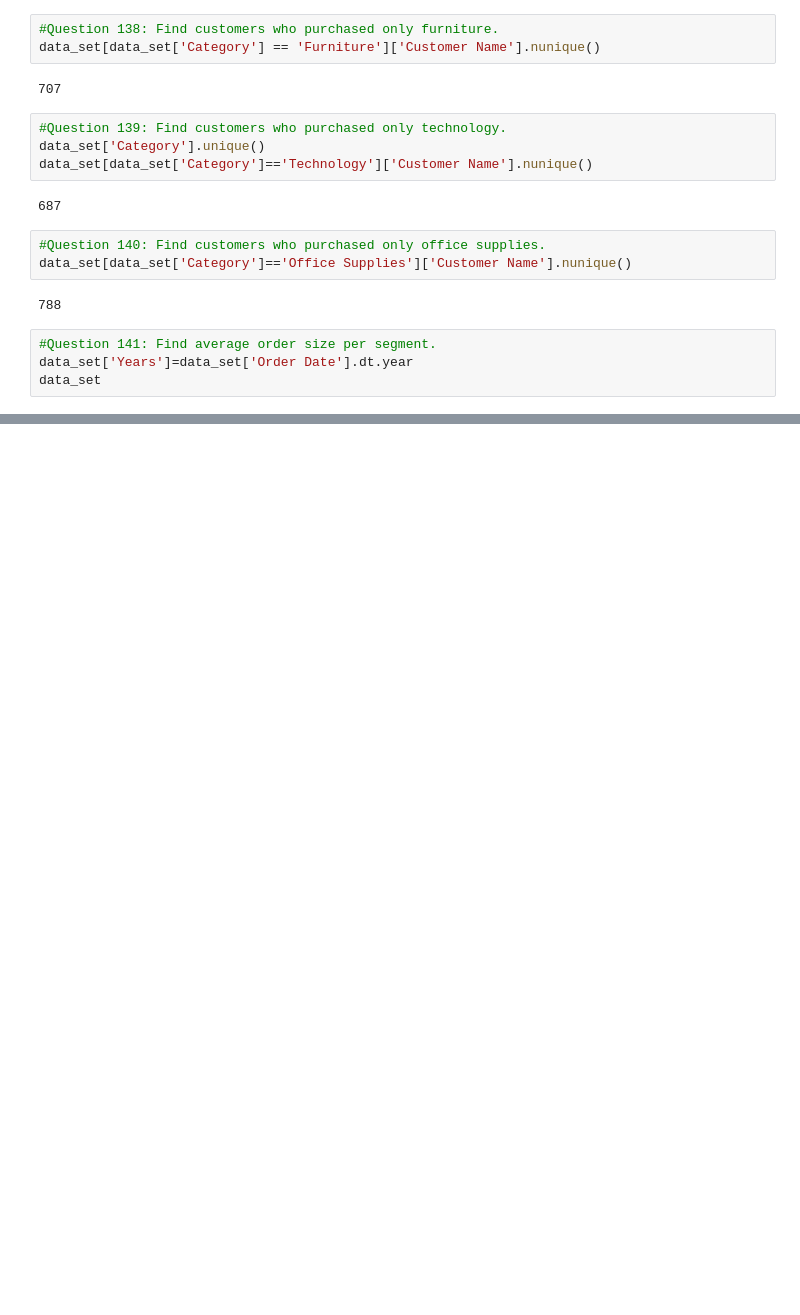
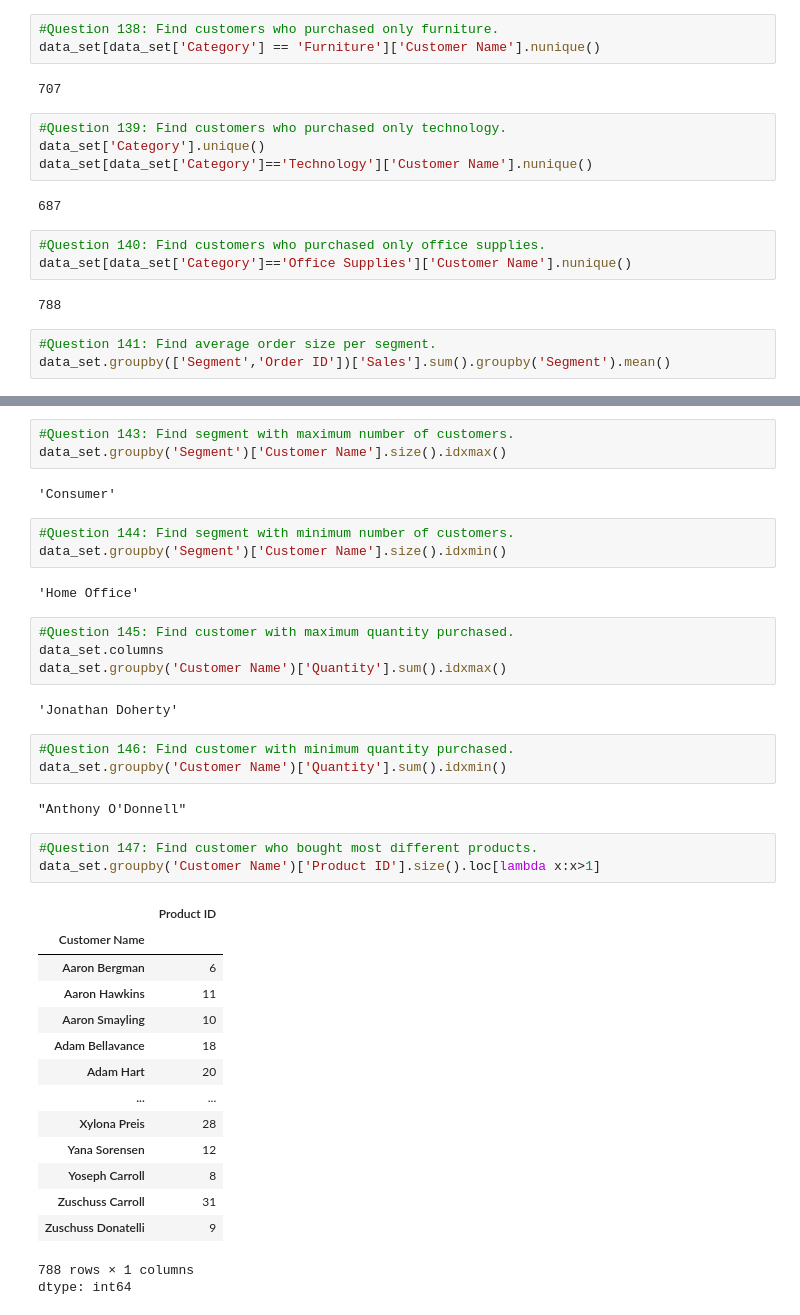
Before and after one commit to gaganreddy7977/Datascience-python-, a Jupyter notebook: pandas_Assignment.ipynb, the cells around one changed output, grey strips where cells are left out. Drawn from its saved outputs; the diff is of its cells as text; blank space fills up the shorter version.

```diff
--- a/pandas_Assignment.ipynb
+++ b/pandas_Assignment.ipynb
@@ -1666,5 +1666,4 @@ data_set[data_set['Category']=='Office Supplies']['Customer Name'].nunique()
 788
 # %%
 #Question 141: Find average order size per segment.
-data_set['Years']=data_set['Order Date'].dt.year
-data_set
+data_set.groupby(['Segment','Order ID'])['Sales'].sum().groupby('Segment').mean()
@@ -1670,0 +1687,40 @@ data_set
+# %%
+#Question 143: Find segment with maximum number of customers.
+data_set.groupby('Segment')['Customer Name'].size().idxmax()
+# %% [output]
+'Consumer'
+# %%
+#Question 144: Find segment with minimum number of customers.
+data_set.groupby('Segment')['Customer Name'].size().idxmin()
+# %% [output]
+'Home Office'
+# %%
+#Question 145: Find customer with maximum quantity purchased.
+data_set.columns
+data_set.groupby('Customer Name')['Quantity'].sum().idxmax()
+# %% [output]
+'Jonathan Doherty'
+# %%
+#Question 146: Find customer with minimum quantity purchased.
+data_set.groupby('Customer Name')['Quantity'].sum().idxmin()
+# %% [output]
+"Anthony O'Donnell"
+# %%
+#Question 147: Find customer who bought most different products.
+data_set.groupby('Customer Name')['Product ID'].size().loc[lambda x:x>1]
+# %% [output]
+|  | Product ID |
+| Customer Name |  |
+| Aaron Bergman | 6 |
+| Aaron Hawkins | 11 |
+| Aaron Smayling | 10 |
+| Adam Bellavance | 18 |
+| Adam Hart | 20 |
+| ... | ... |
+| Xylona Preis | 28 |
+| Yana Sorensen | 12 |
+| Yoseph Carroll | 8 |
+| Zuschuss Carroll | 31 |
+| Zuschuss Donatelli | 9 |
+788 rows × 1 columns
+dtype: int64
```
Also changed, not shown: parts of 5 cells of this notebook.
